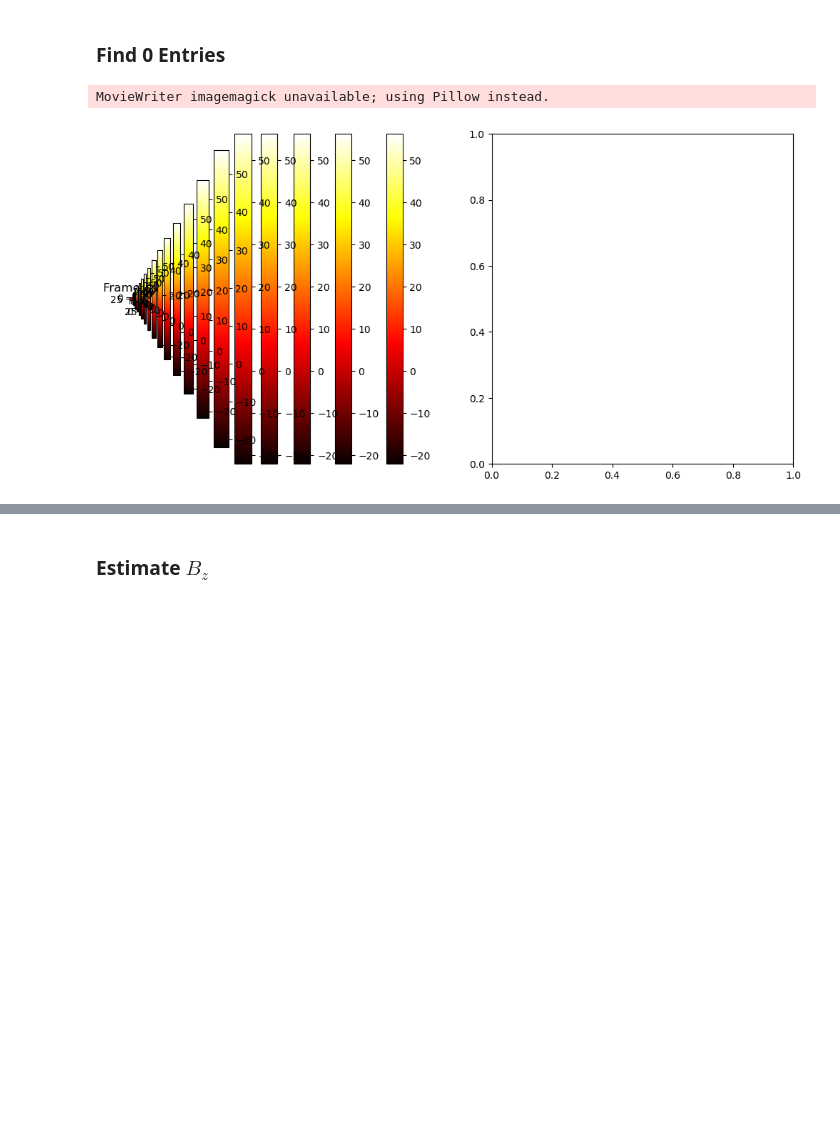
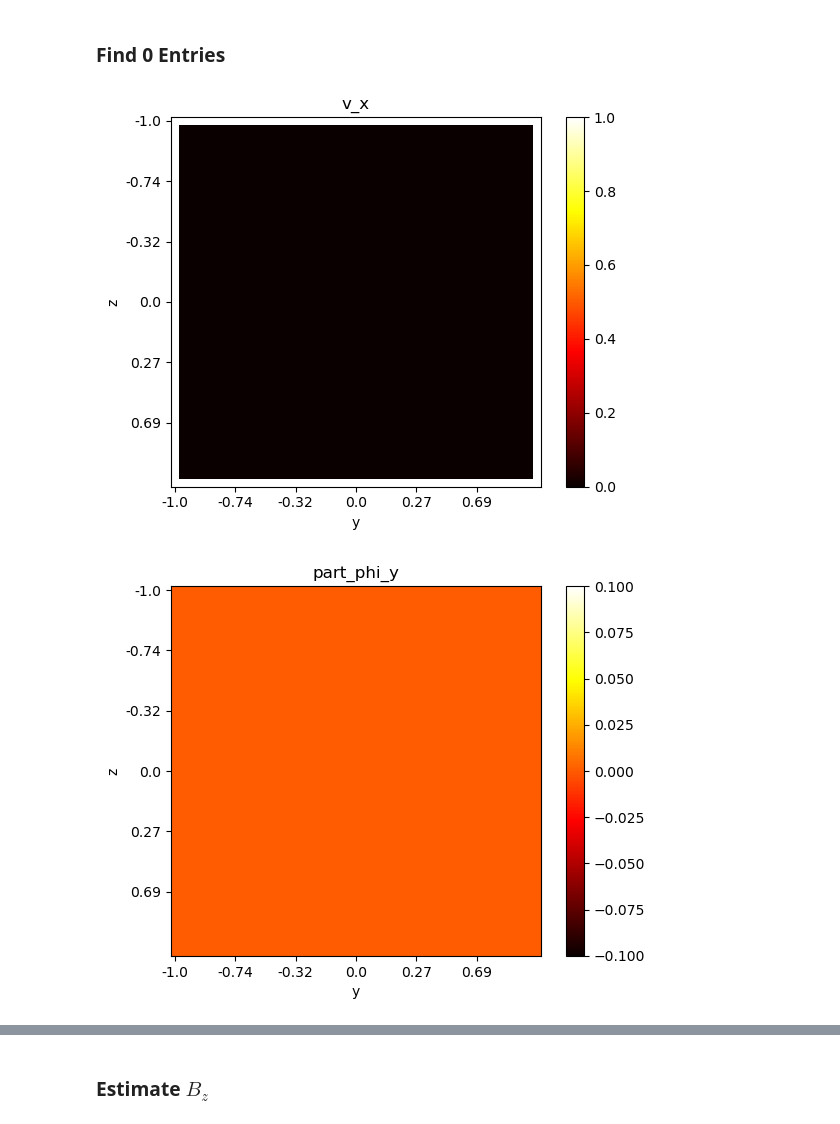
Before and after one commit to MichaelSkowronek/potential_probe_velocity_measuring, a Jupyter notebook: notebooks/sigma_and_b.ipynb, the cells around one changed output, grey strips where cells are left out. Drawn from its saved outputs; the diff is of its cells as text; code cells hidden in the pictures; blank space fills up the shorter version.

```diff
--- a/notebooks/sigma_and_b.ipynb
+++ b/notebooks/sigma_and_b.ipynb
@@ -294,72 +219,67 @@ def generate_2d_video(
 # v_x
 v_x = fld_data['timeseries'][
     :,
     :,
     :,
     fld_data['labels'].index('vx'),
     ]
-# plot_heatmap(
-#     np.all(
-#         v_x == 0,
-#         axis=0,
-#         ),
-#     title='v_x',
-#     x_label='y',
-#     y_label='z',
-#     index_to_space_dict=fld_data['index_to_coord_map'],
-#     round_decimals=2,
-#     max_ticks=7,
-#     )
+plot_heatmap(
+    np.all(
+        v_x == 0,
+        axis=0,
+        ),
+    title='v_x',
+    x_label='y',
+    y_label='z',
+    index_to_space_dict=fld_data['index_to_coord_map'],
+    round_decimals=2,
+    max_ticks=7,
+    )
 v_x = v_x[:, 1:-1, 1:-1]
 
 
 # part_phi_y
 part_phi_y = gradF_data['timeseries'][
     :,
     :,
     :,
     gradF_data['labels'].index('dfdy'),
     ]
-# plot_heatmap(
-#     np.all(
-#         part_phi_y == 0,
-#         axis=0,
-#         ),
-#     title='part_phi_y',
-#     x_label='y',
-#     y_label='z',
-#     index_to_space_dict=fld_data['index_to_coord_map'],
-#     round_decimals=2,
-#     max_ticks=7,
-#     )
+plot_heatmap(
+    np.all(
+        part_phi_y == 0,
+        axis=0,
+        ),
+    title='part_phi_y',
+    x_label='y',
+    y_label='z',
+    index_to_space_dict=fld_data['index_to_coord_map'],
+    round_decimals=2,
+    max_ticks=7,
+    )
 part_phi_y = part_phi_y[:, 1:-1, 1:-1]
 
 
 # j_y
 j_y = fld_data['timeseries'][
     :,
     :,
     :,
     fld_data['labels'].index('jy'),
     ]
-generate_2d_video(
-    j_y[:20],
-    filepath=animation_folder / Path('animation.gif'),
-    fps=10,
+plot_heatmap(
+    np.all(
+        j_y == 0,
+        axis=0,
+        ),
+    title='j_y',
+    x_label='y',
+    y_label='z',
+    index_to_space_dict=fld_data['index_to_coord_map'],
+    round_decimals=2,
+    max_ticks=7,
     )
-# plot_heatmap(
-#     np.all(
-#         j_y == 0,
-#         axis=0,
-#         ),
-#     title='j_y',
-#     x_label='y',
-#     y_label='z',
-#     index_to_space_dict=fld_data['index_to_coord_map'],
-#     round_decimals=2,
-#     max_ticks=7,
-#     )
 j_y = j_y[:, 1:-1, 1:-1]
 # %% [output]
-MovieWriter imagemagick unavailable; using Pillow instead.
-[figure, old version]
+[figure, new version]
+[figure, added]
```
Also changed, not shown: parts of 7 cells of this notebook, 2 other files.
